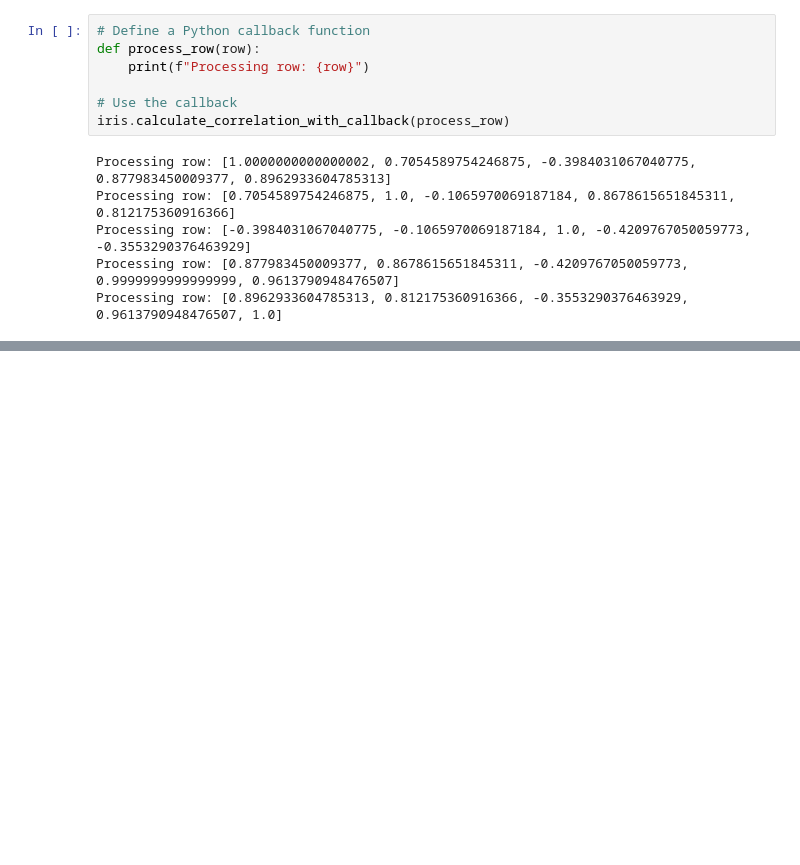
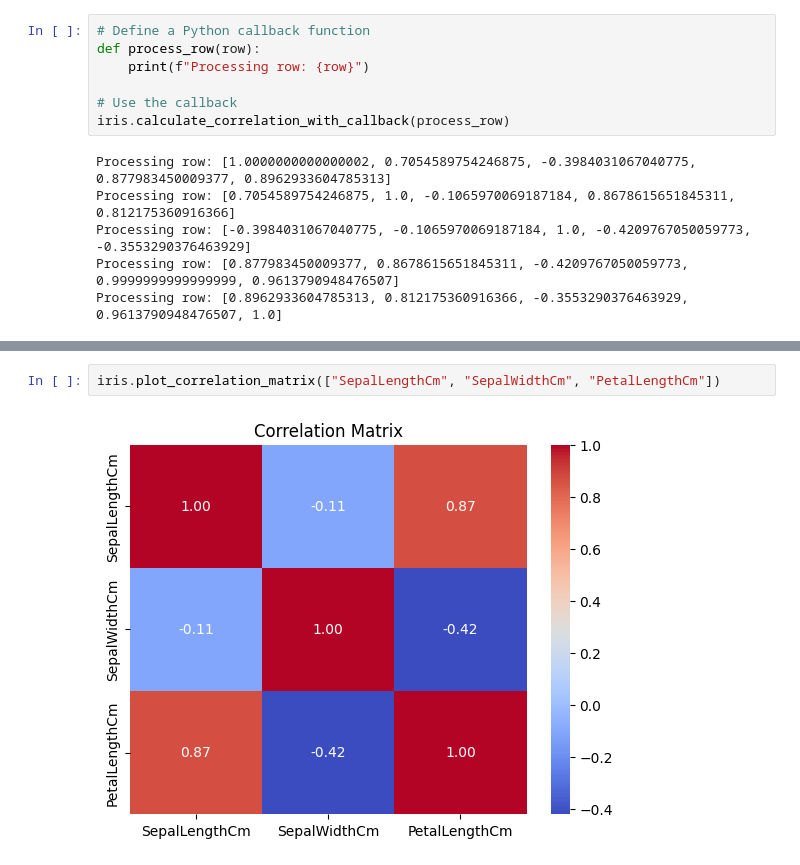
Before and after one commit to giovanni-lucarelli/pytoolbox, a Jupyter notebook: apps/satistics.ipynb, the cells around one changed output, grey strips where cells are left out. Saved outputs shown, nothing was run; the diff lists cells and outputs as text; blank space fills up the shorter version.

```diff
--- a/apps/satistics.ipynb
+++ b/apps/satistics.ipynb
@@ -101,0 +132,4 @@ C++ without callbacks Time: 1.4644951820373535
+# %%
+iris.plot_correlation_matrix(["SepalLengthCm", "SepalWidthCm", "PetalLengthCm"])
+# %% [output]
+[figure, added]
```
Also changed, not shown: parts of 11 cells of this notebook, 3 other files.
